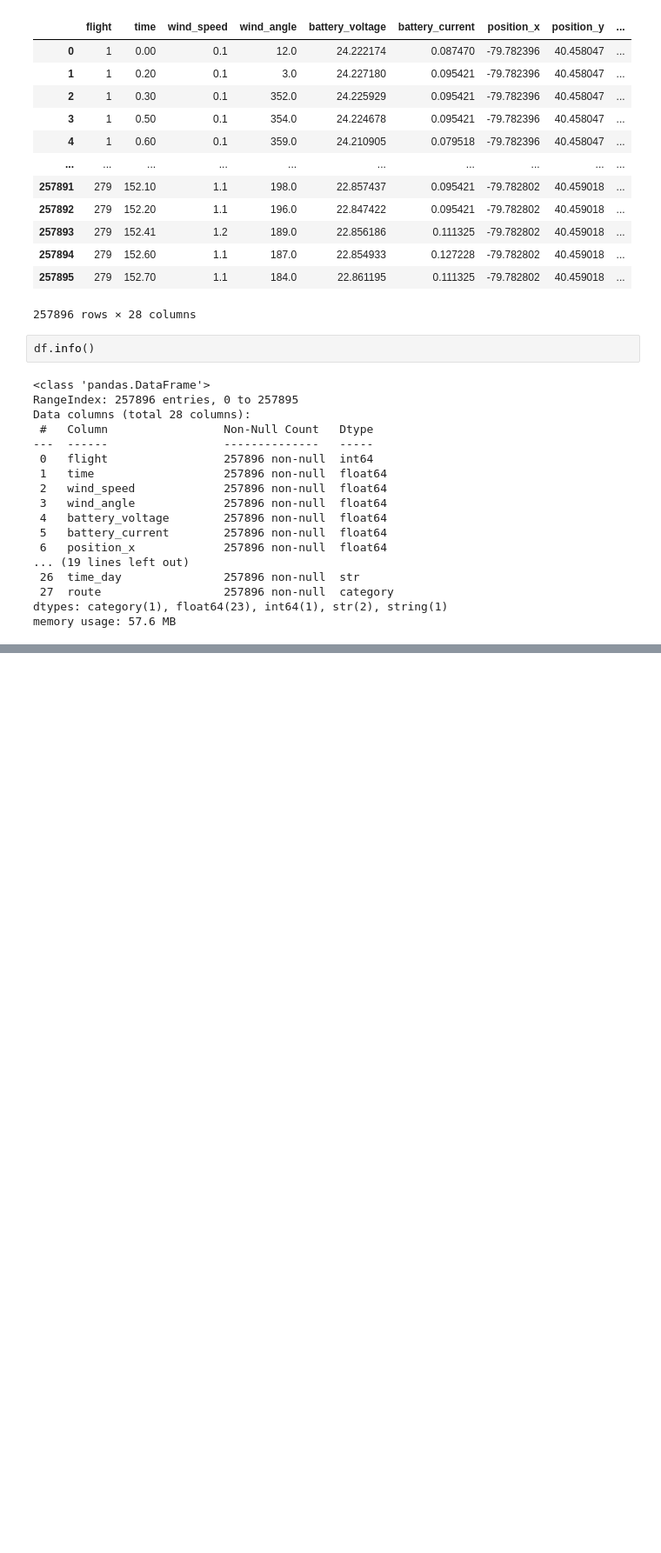
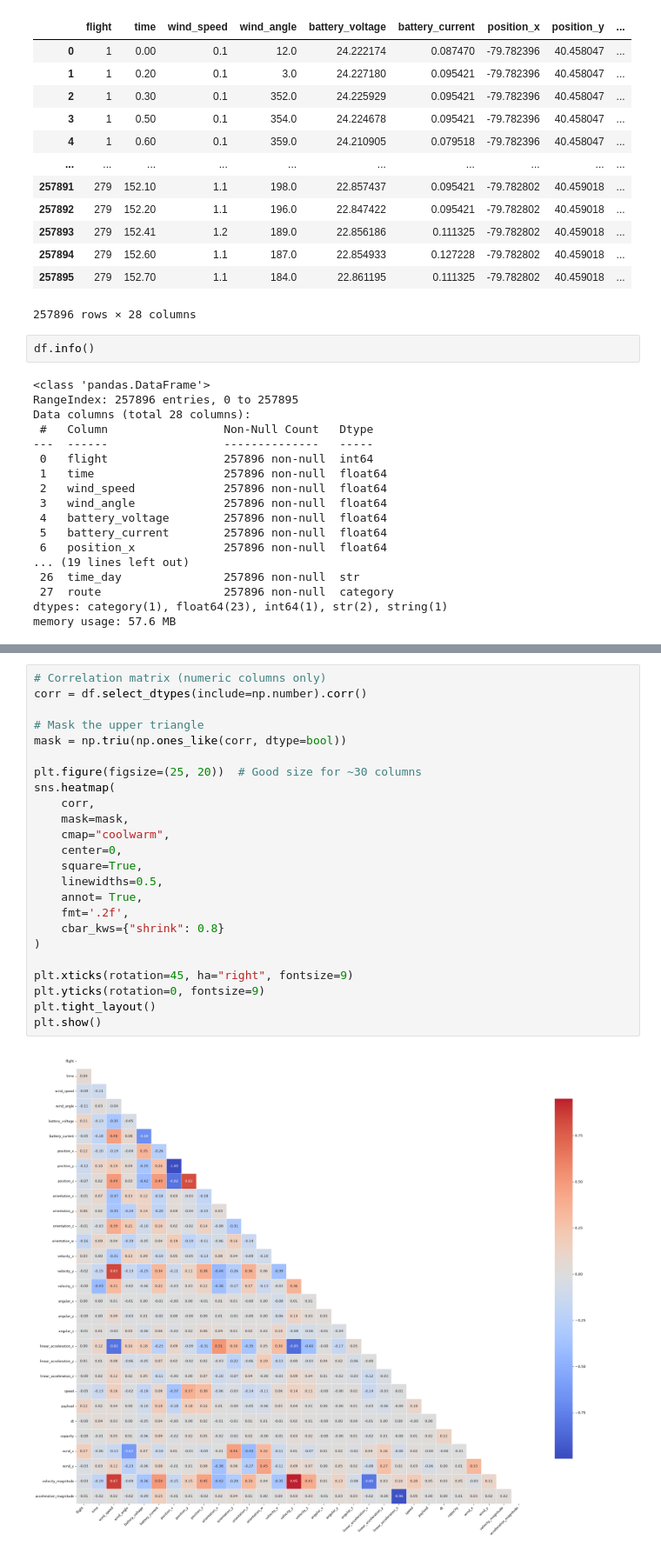
Before and after one commit to luunguyentankhai/Drone-Power-predict, a Jupyter notebook: eda/stat.ipynb, the cells around one changed output, grey strips where cells are left out. Shown at 87% size. Drawn from its saved outputs; the diff is of its cells as text; blank space fills up the shorter version.

```diff
--- a/eda/stat.ipynb
+++ b/eda/stat.ipynb
@@ -77,0 +184,26 @@ plt.show()
+# %%
+# Correlation matrix (numeric columns only)
+corr = df.select_dtypes(include=np.number).corr()
+
+# Mask the upper triangle
+mask = np.triu(np.ones_like(corr, dtype=bool))
+
+plt.figure(figsize=(25, 20))  # Good size for ~30 columns
+sns.heatmap(
+    corr,
+    mask=mask,
+    cmap="coolwarm",
+    center=0,
+    square=True,
+    linewidths=0.5,
+    annot= True,
+    fmt='.2f',
+    cbar_kws={"shrink": 0.8}
+)
+
+plt.xticks(rotation=45, ha="right", fontsize=9)
+plt.yticks(rotation=0, fontsize=9)
+plt.tight_layout()
+plt.show()
+# %% [output]
+[figure, added]
```
Also changed, not shown: parts of 20 cells of this notebook, 2 other files.
